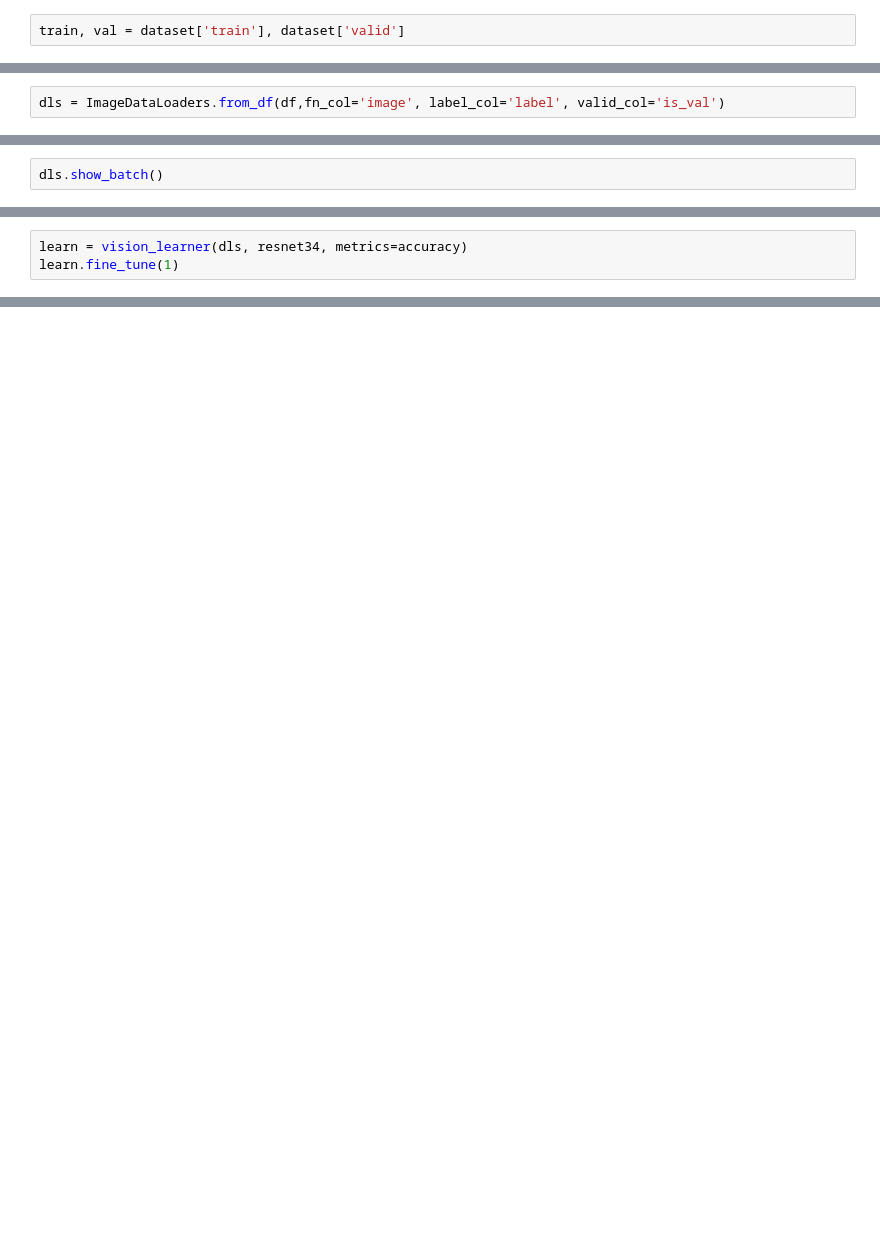
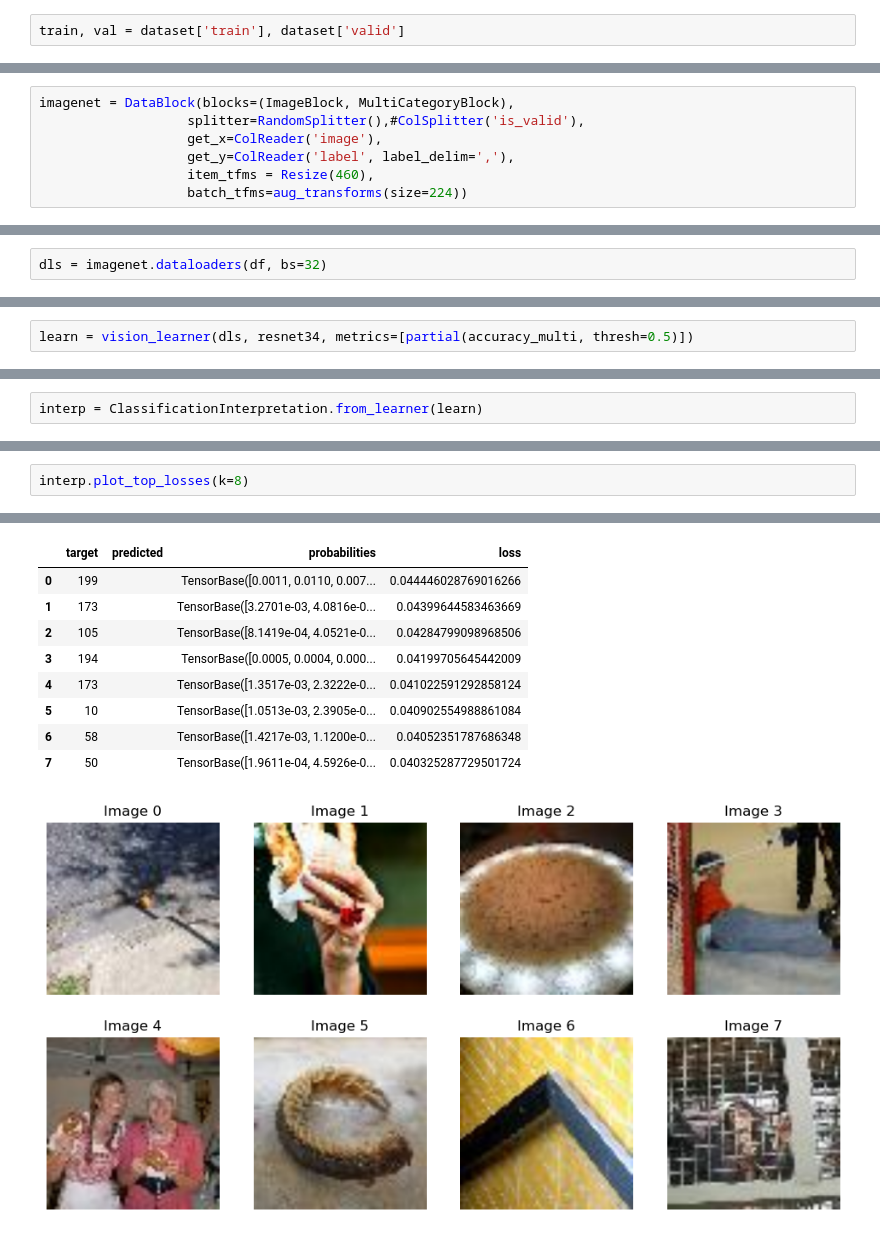
Before and after one commit to skaliy/thesis_supplementary_materials, a Jupyter notebook: nbs/imagenet_classification_tiny.ipynb, the cells around one changed output, grey strips where cells are left out. Drawn from its saved outputs; the diff is of its cells as text; blank space fills up the shorter version.

```diff
--- a/nbs/imagenet_classification_tiny.ipynb
+++ b/nbs/imagenet_classification_tiny.ipynb
@@ -42,2 +60,7 @@ df.image[10]
 # %%
-dls = ImageDataLoaders.from_df(df,fn_col='image', label_col='label', valid_col='is_val')
+imagenet = DataBlock(blocks=(ImageBlock, MultiCategoryBlock),
+                   splitter=RandomSplitter(),#ColSplitter('is_valid'),
+                   get_x=ColReader('image'),
+                   get_y=ColReader('label', label_delim=','),
+                   item_tfms = Resize(460),
+                   batch_tfms=aug_transforms(size=224))
@@ -46,2 +67,2 @@ FileNotFoundError: [Errno 2] No such file or directory: './<PIL.JpegImagePlugin.
 # %%
-dls.show_batch()
+dls = imagenet.dataloaders(df, bs=32)
@@ -48,3 +73,2 @@ dls.show_batch()
 # %%
-learn = vision_learner(dls, resnet34, metrics=accuracy)
-learn.fine_tune(1)
+learn = vision_learner(dls, resnet34, metrics=[partial(accuracy_multi, thresh=0.5)])
@@ -50,0 +82,2 @@ learn.fine_tune(1)
+# %%
+interp = ClassificationInterpretation.from_learner(learn)
@@ -50,0 +104,3 @@ learn.fine_tune(1)
+# %%
+interp.plot_top_losses(k=8)
+# %% [output]
@@ -50,0 +108,10 @@ learn.fine_tune(1)
+|  | target | predicted | probabilities | loss |
+| 0 | 199 |  | TensorBase([0.0011, 0.0110, 0.007... | 0.044446028769016266 |
+| 1 | 173 |  | TensorBase([3.2701e-03, 4.0816e-0... | 0.04399644583463669 |
+| 2 | 105 |  | TensorBase([8.1419e-04, 4.0521e-0... | 0.04284799098968506 |
+| 3 | 194 |  | TensorBase([0.0005, 0.0004, 0.000... | 0.04199705645442009 |
+| 4 | 173 |  | TensorBase([1.3517e-03, 2.3222e-0... | 0.041022591292858124 |
+| 5 | 10 |  | TensorBase([1.0513e-03, 2.3905e-0... | 0.040902554988861084 |
+| 6 | 58 |  | TensorBase([1.4217e-03, 1.1200e-0... | 0.04052351787686348 |
+| 7 | 50 |  | TensorBase([1.9611e-04, 4.5926e-0... | 0.040325287729501724 |
+[figure, added]
```
Also changed, not shown: parts of 20 cells of this notebook, 1 other file.
